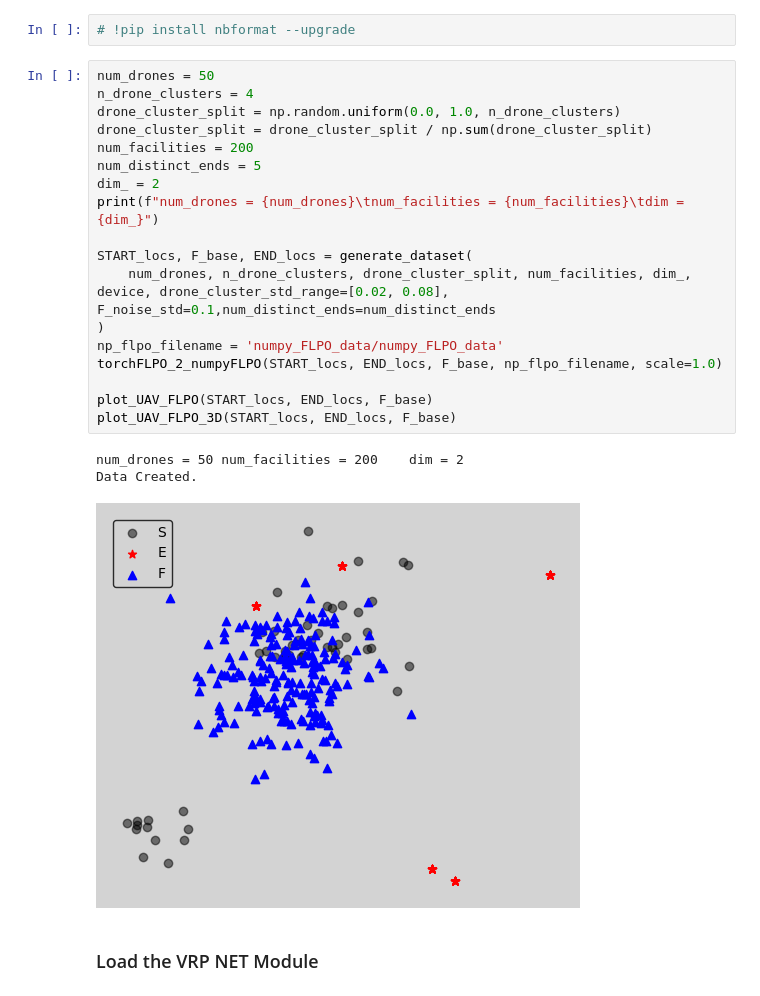
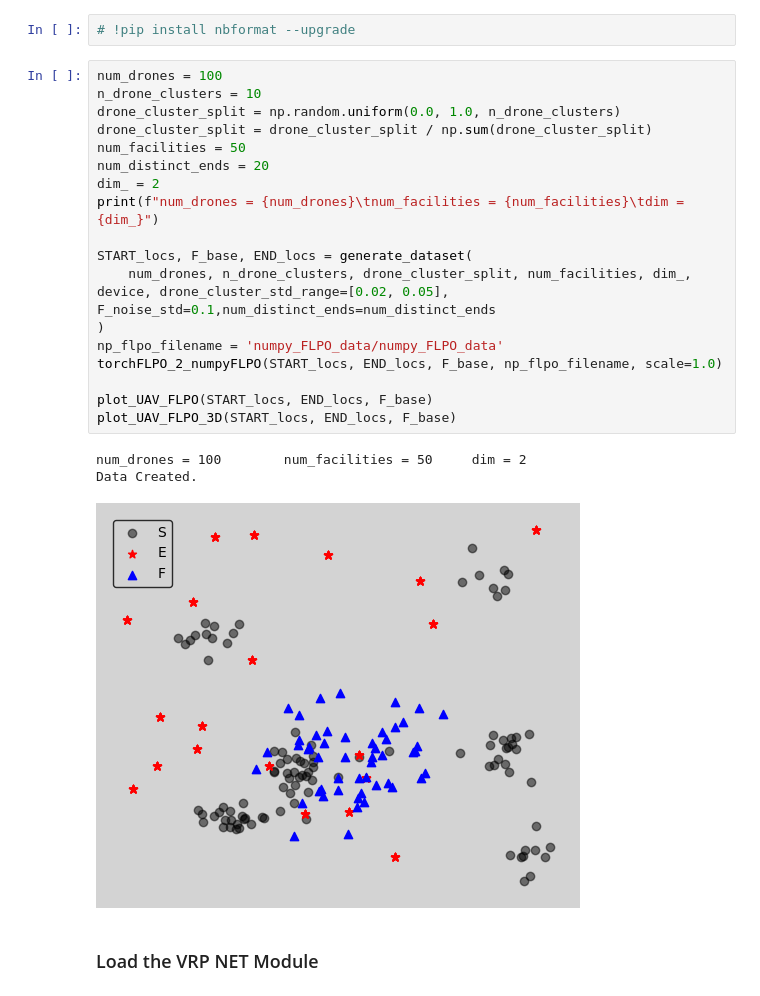
Before and after one commit to salar96/LearningFLPO, a Jupyter notebook: main.ipynb, the cells around one changed output. Saved outputs shown, nothing was run; the diff lists cells and outputs as text.

```diff
--- a/main.ipynb
+++ b/main.ipynb
@@ -31,27 +31,27 @@ Run the below command if you encounter errors running the plotting block.
 # %%
 # !pip install nbformat --upgrade
 # %%
-num_drones = 50
-n_drone_clusters = 4
+num_drones = 100
+n_drone_clusters = 10
 drone_cluster_split = np.random.uniform(0.0, 1.0, n_drone_clusters)
 drone_cluster_split = drone_cluster_split / np.sum(drone_cluster_split)
-num_facilities = 200
-num_distinct_ends = 5
+num_facilities = 50
+num_distinct_ends = 20
 dim_ = 2
 print(f"num_drones = {num_drones}\tnum_facilities = {num_facilities}\tdim = {dim_}")
 
 START_locs, F_base, END_locs = generate_dataset(
-    num_drones, n_drone_clusters, drone_cluster_split, num_facilities, dim_, device, drone_cluster_std_range=[0.02, 0.08], F_noise_std=0.1,num_distinct_ends=num_distinct_ends
+    num_drones, n_drone_clusters, drone_cluster_split, num_facilities, dim_, device, drone_cluster_std_range=[0.02, 0.05], F_noise_std=0.1,num_distinct_ends=num_distinct_ends
 )
 np_flpo_filename = 'numpy_FLPO_data/numpy_FLPO_data'
 torchFLPO_2_numpyFLPO(START_locs, END_locs, F_base, np_flpo_filename, scale=1.0)
 
 plot_UAV_FLPO(START_locs, END_locs, F_base)
 plot_UAV_FLPO_3D(START_locs, END_locs, F_base)
 # %% [output]
-num_drones = 50 num_facilities = 200    dim = 2
+num_drones = 100        num_facilities = 50     dim = 2
 Data Created.
-[figure, old version]
+[figure, new version]
 # %% [markdown]
 ### Load the VRP NET Module
 # %%
```
Also changed, not shown: parts of 3 cells of this notebook, 4 other files.
